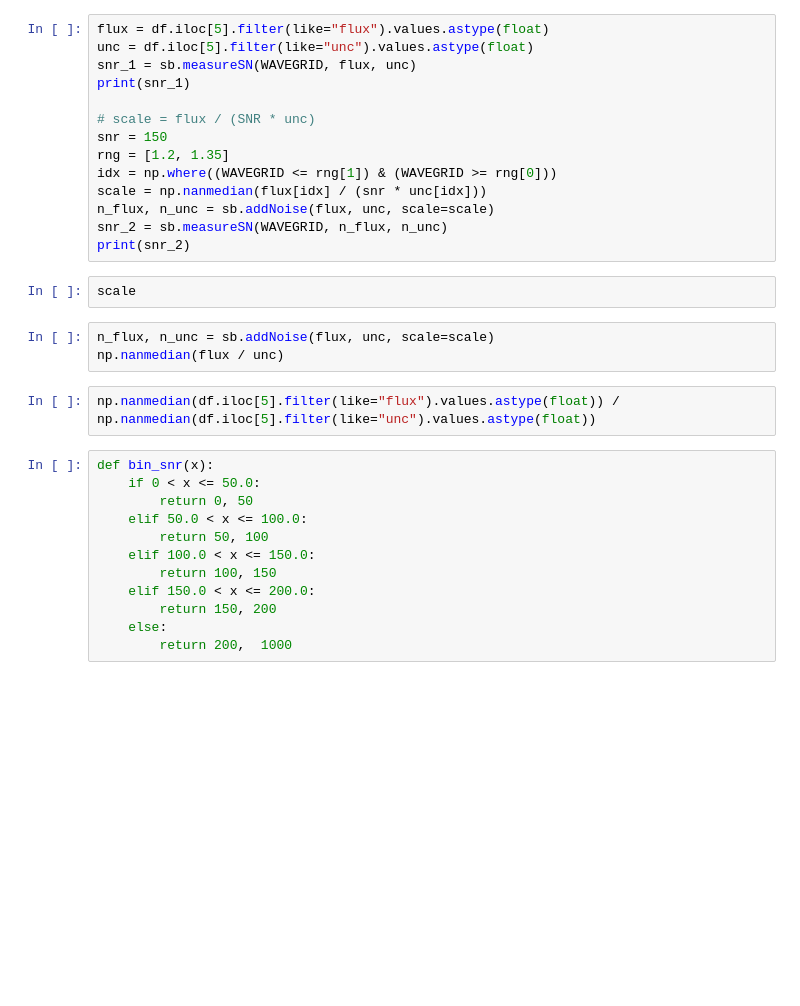
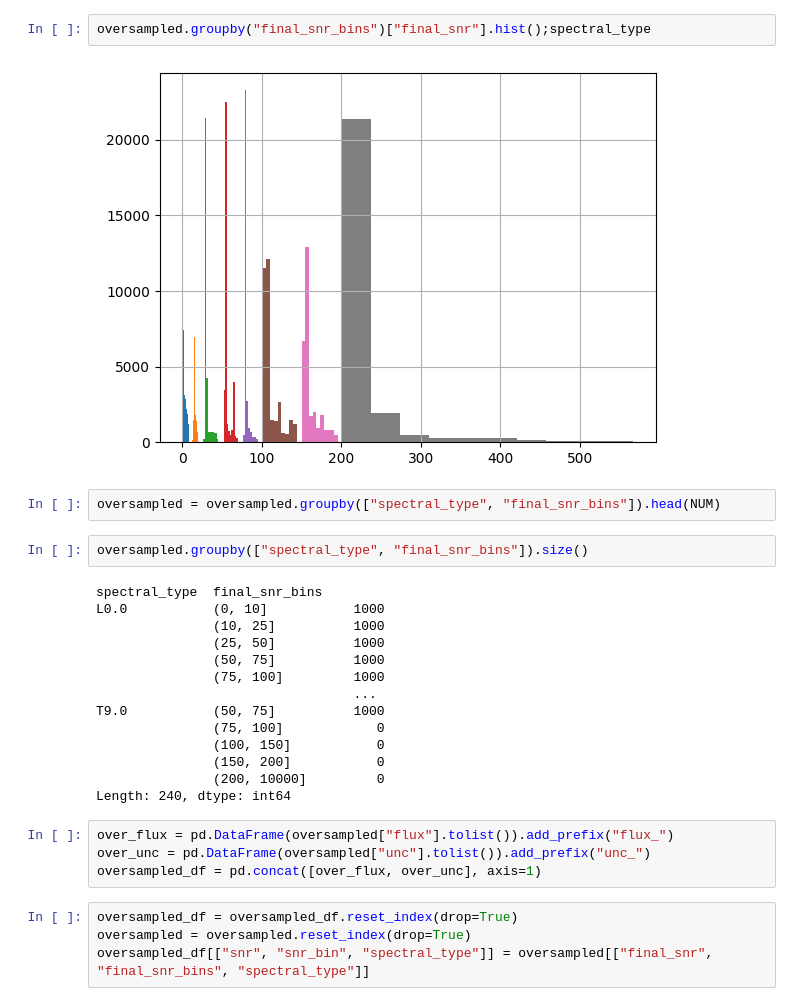
Before and after one commit to malinadesai/spectral_binaries, a Jupyter notebook: notebooks/oversampling.ipynb, the cells around one changed output. Cells and saved outputs as stored; diff of their text form; blank space fills up the shorter version.

```diff
--- a/notebooks/oversampling.ipynb
+++ b/notebooks/oversampling.ipynb
@@ -151,33 +185,30 @@ test
-# %%
-flux = df.iloc[5].filter(like="flux").values.astype(float)
-unc = df.iloc[5].filter(like="unc").values.astype(float)
-snr_1 = sb.measureSN(WAVEGRID, flux, unc)
-print(snr_1)
-
-# scale = flux / (SNR * unc)
-snr = 150
-rng = [1.2, 1.35]
-idx = np.where((WAVEGRID <= rng[1]) & (WAVEGRID >= rng[0]))
-scale = np.nanmedian(flux[idx] / (snr * unc[idx]))
-n_flux, n_unc = sb.addNoise(flux, unc, scale=scale)
-snr_2 = sb.measureSN(WAVEGRID, n_flux, n_unc)
-print(snr_2)
-# %%
-scale
-# %%
-n_flux, n_unc = sb.addNoise(flux, unc, scale=scale)
-np.nanmedian(flux / unc)
-# %%
-np.nanmedian(df.iloc[5].filter(like="flux").values.astype(float)) / np.nanmedian(df.iloc[5].filter(like="unc").values.astype(float))
-# %%
-def bin_snr(x):
-    if 0 < x <= 50.0:
-        return 0, 50
-    elif 50.0 < x <= 100.0:
-        return 50, 100
-    elif 100.0 < x <= 150.0:
-        return 100, 150
-    elif 150.0 < x <= 200.0:
-        return 150, 200
-    else:
-        return 200,  1000
+# %%
+oversampled.groupby("final_snr_bins")["final_snr"].hist();spectral_type
+# %% [output]
+[figure, added]
+# %%
+oversampled = oversampled.groupby(["spectral_type", "final_snr_bins"]).head(NUM)
+# %%
+oversampled.groupby(["spectral_type", "final_snr_bins"]).size()
+# %% [output]
+spectral_type  final_snr_bins
+L0.0           (0, 10]           1000
+               (10, 25]          1000
+               (25, 50]          1000
+               (50, 75]          1000
+               (75, 100]         1000
+                                 ...
+T9.0           (50, 75]          1000
+               (75, 100]            0
+               (100, 150]           0
+               (150, 200]           0
+               (200, 10000]         0
+Length: 240, dtype: int64
+# %%
+over_flux = pd.DataFrame(oversampled["flux"].tolist()).add_prefix("flux_")
+over_unc = pd.DataFrame(oversampled["unc"].tolist()).add_prefix("unc_")
+oversampled_df = pd.concat([over_flux, over_unc], axis=1)
+# %%
+oversampled_df = oversampled_df.reset_index(drop=True)
+oversampled = oversampled.reset_index(drop=True)
+oversampled_df[["snr", "snr_bin", "spectral_type"]] = oversampled[["final_snr", "final_snr_bins", "spectral_type"]]
```
Also changed, not shown: parts of 15 cells of this notebook, 13 other files.
